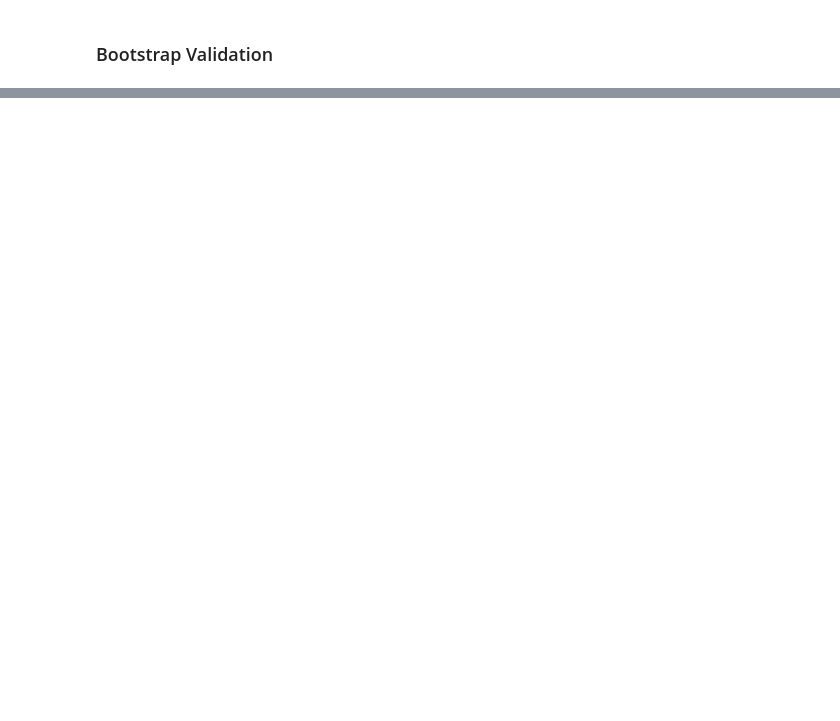
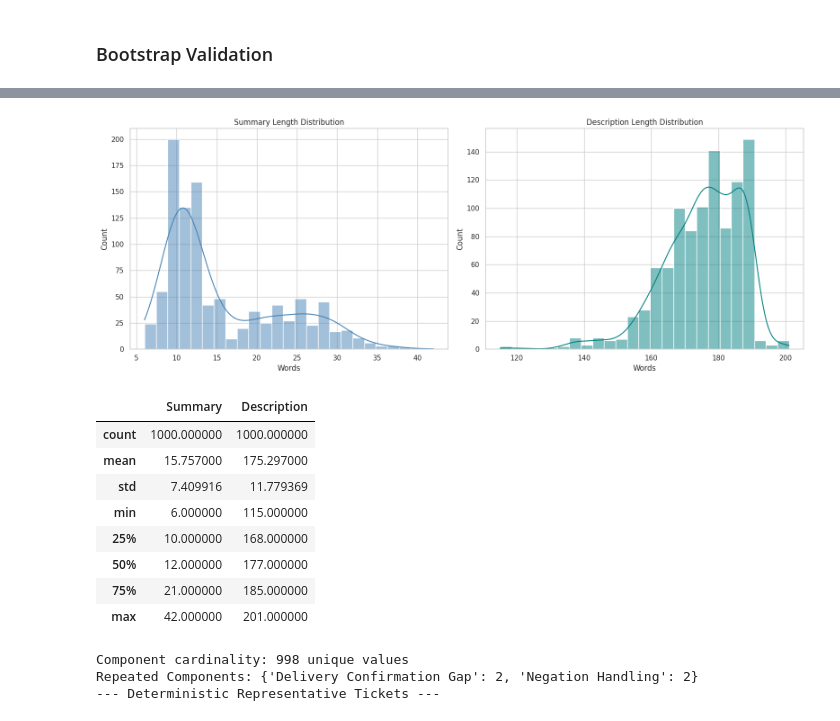
Before and after one commit to Sagitb/rag_project_google_reichman, a Jupyter notebook: notebooks/jiRAG.ipynb, the cells around one changed output, grey strips where cells are left out. Drawn from its saved outputs; the diff is of its cells as text; code cells hidden in the pictures; blank space fills up the shorter version.

```diff
--- a/notebooks/jiRAG.ipynb
+++ b/notebooks/jiRAG.ipynb
@@ -420,0 +711,74 @@ family-data-migration           3
+# %%
+
+eda_df["summary_word_count"] = eda_df["Summary"].astype(str).str.split().str.len()
+eda_df["description_word_count"] = eda_df["Description"].astype(str).str.split().str.len()
+
+fig, axes = plt.subplots(1, 2, figsize=(16, 6))
+sns.histplot(eda_df["summary_word_count"], bins=25, kde=True, color="steelblue", ax=axes[0])
+axes[0].set_title("Summary Length Distribution")
+axes[0].set_xlabel("Words")
+sns.histplot(eda_df["description_word_count"], bins=25, kde=True, color="teal", ax=axes[1])
+axes[1].set_title("Description Length Distribution")
+axes[1].set_xlabel("Words")
+fig.tight_layout()
+fig.savefig(TEXT_LENGTH_FIGURE_PATH, dpi=150, bbox_inches="tight")
+plt.show()
+plt.close(fig)
+
+text_length_stats = pd.DataFrame({
+    "Summary": eda_df["summary_word_count"].describe(),
+    "Description": eda_df["description_word_count"].describe(),
+})
+display(text_length_stats)
+
+component_counts = eda_df["Component"].value_counts()
+duplicated_components = {
+    str(component): int(count)
+    for component, count in component_counts[component_counts > 1].items()
+}
+print(f"Component cardinality: {eda_df['Component'].nunique()} unique values")
+print(f"Repeated Components: {duplicated_components or 'None'}")
+
+def extract_description_section(description, heading, max_chars=250):
+    heading_pattern = "|".join(re.escape(item) for item in REQUIRED_DESC_HEADINGS)
+    pattern = rf"(?ms)^{re.escape(heading)}\s*$\n?(.*?)(?=^(?:{heading_pattern})\s*$|\Z)"
+    match = re.search(pattern, str(description))
+    if not match:
+        return "N/A"
+    value = " ".join(match.group(1).strip().split())
+    return value if len(value) <= max_chars else value[:max_chars].rstrip() + "..."
+
+representative_rows = []
+for solution_type in ["solution-verified", "solution-workaround", "solution-unresolved"]:
+    ticket = (
+        eda_df.loc[eda_df["solution_type"] == solution_type]
+        .sort_values("ticket_id")
+        .iloc[0]
+    )
+    representative_rows.append({
+        "ticket_id": ticket["ticket_id"],
+        "family": ticket["family"],
+        "solution_type": ticket["solution_type"],
+        "Status": ticket["Status"],
+        "Priority": ticket["Priority"],
+        "Summary": ticket["Summary"],
+        "Issue excerpt": extract_description_section(ticket["Description"], "ISSUE OR REQUEST"),
+        "Resolution excerpt": extract_description_section(ticket["Description"], "RESOLUTION"),
+    })
+
+print("--- Deterministic Representative Tickets ---")
+display(pd.DataFrame(representative_rows))
+# %% [output]
+[figure, added]
+|  | Summary | Description |
+| count | 1000.000000 | 1000.000000 |
+| mean | 15.757000 | 175.297000 |
+| std | 7.409916 | 11.779369 |
+| min | 6.000000 | 115.000000 |
+| 25% | 10.000000 | 168.000000 |
+| 50% | 12.000000 | 177.000000 |
+| 75% | 21.000000 | 185.000000 |
+| max | 42.000000 | 201.000000 |
+Component cardinality: 998 unique values
+Repeated Components: {'Delivery Confirmation Gap': 2, 'Negation Handling': 2}
+--- Deterministic Representative Tickets ---
```
Also changed, not shown: parts of 37 cells of this notebook.
